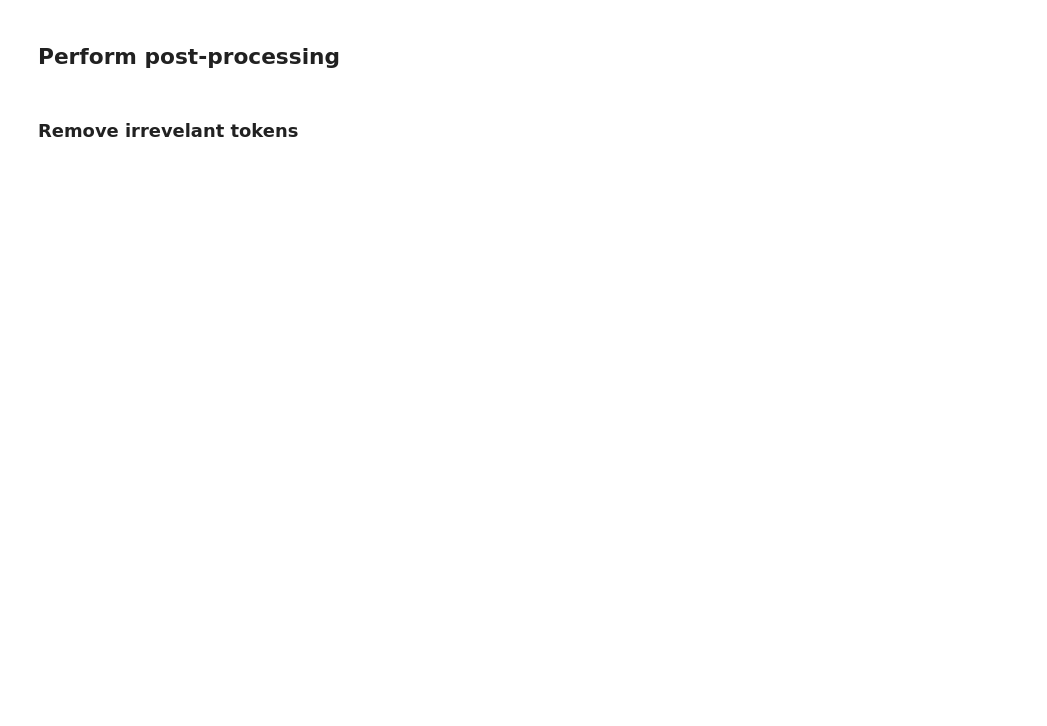
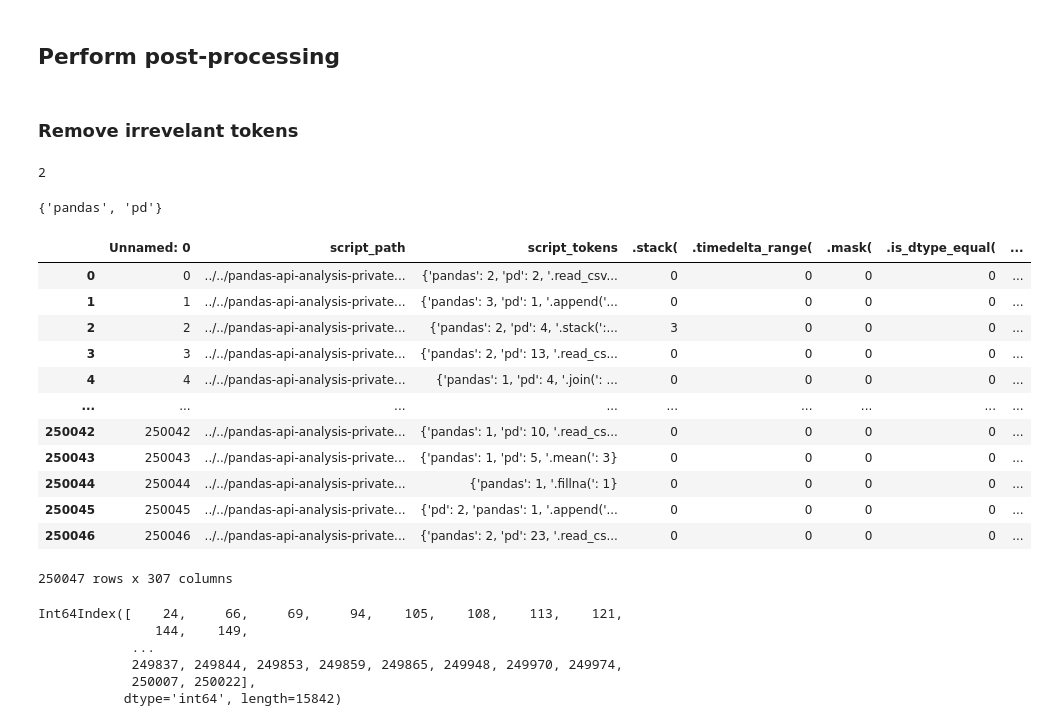
Before and after one commit to ponder-org/pandas-API-analysis, a Jupyter notebook: notebook/1-raw-notebook-processing.ipynb, the cells around one changed output. Saved outputs shown, nothing was run; the diff lists cells and outputs as text; code cells hidden in the pictures; blank space fills up the shorter version.

```diff
--- a/notebook/1-raw-notebook-processing.ipynb
+++ b/notebook/1-raw-notebook-processing.ipynb
@@ -218,15 +236,14 @@ python_script_tokens_df
 # %%
 # Get the display names of all search tokens.
-function_token_set = {f".{f}(" for f in function_set}
-indexer_token_set = {f".{indexer}[" for indexer in indexers}
-pandas_token_set = {"pd", "pandas"}
-all_tokens = function_token_set | indexer_token_set | pandas_token_set
+function_token_dnames = {f".{f}(" for f in function_set}
+indexer_token_dnames = {f".{indexer}[" for indexer in indexers}
+pandas_token_dnames = {"pd", "pandas"}
+all_tokens = function_token_dnames | indexer_token_dnames | pandas_token_dnames
 # %%
 # Define helper to get the count for a token.
 
 
 def get_token(row: str, token):
-    row = ast.literal_eval(row)
     try:
         return row[token]
     except Exception:
@@ -250,16 +268,39 @@ assert all(
 # %%
 # Additional tokens to exclude.
 exclude = set(["pandas", "pd"])
-exclude = exclude.intersection(set(python_scripts_df.columns))
+exclude = exclude.intersection(set(python_script_tokens_df.columns))
 print(len(exclude))
 exclude
+# %% [output]
+2
+{'pandas', 'pd'}
 # %%
 # Remove these tokens from the df.
-python_scripts_df.drop(labels=exclude, inplace=True, axis=1)
-python_scripts_df
+python_script_tokens_df.drop(labels=exclude, inplace=True, axis=1)
+python_script_tokens_df
+# %% [output]
+|  | Unnamed: 0 | script_path | script_tokens | .stack( | .timedelta_range( | .mask( | .is_dtype_equal( | ... |
+| 0 | 0 | ../../pandas-api-analysis-private... | {'pandas': 2, 'pd': 2, '.read_csv... | 0 | 0 | 0 | 0 | ... |
+| 1 | 1 | ../../pandas-api-analysis-private... | {'pandas': 3, 'pd': 1, '.append('... | 0 | 0 | 0 | 0 | ... |
+| 2 | 2 | ../../pandas-api-analysis-private... | {'pandas': 2, 'pd': 4, '.stack(':... | 3 | 0 | 0 | 0 | ... |
+| 3 | 3 | ../../pandas-api-analysis-private... | {'pandas': 2, 'pd': 13, '.read_cs... | 0 | 0 | 0 | 0 | ... |
+| 4 | 4 | ../../pandas-api-analysis-private... | {'pandas': 1, 'pd': 4, '.join(': ... | 0 | 0 | 0 | 0 | ... |
+| ... | ... | ... | ... | ... | ... | ... | ... | ... |
+| 250042 | 250042 | ../../pandas-api-analysis-private... | {'pandas': 1, 'pd': 10, '.read_cs... | 0 | 0 | 0 | 0 | ... |
+| 250043 | 250043 | ../../pandas-api-analysis-private... | {'pandas': 1, 'pd': 5, '.mean(': 3} | 0 | 0 | 0 | 0 | ... |
+| 250044 | 250044 | ../../pandas-api-analysis-private... | {'pandas': 1, '.fillna(': 1} | 0 | 0 | 0 | 0 | ... |
+| 250045 | 250045 | ../../pandas-api-analysis-private... | {'pd': 2, 'pandas': 1, '.append('... | 0 | 0 | 0 | 0 | ... |
+| 250046 | 250046 | ../../pandas-api-analysis-private... | {'pandas': 2, 'pd': 23, '.read_cs... | 0 | 0 | 0 | 0 | ... |
+250047 rows x 307 columns
 # %%
 # Remove rows with no tokens.
-python_scripts_df["token_count"] = python_scripts_df.apply(
-    lambda row: row[3:].sum(), axis=1
-)
-python_scripts_df
+token_count = python_script_tokens_df.iloc[:, 2:].sum(axis=1)
+token_count = token_count[token_count == 0].index
+token_count
+# %% [output]
+Int64Index([    24,     66,     69,     94,    105,    108,    113,    121,
+               144,    149,
+            ...
+            249837, 249844, 249853, 249859, 249865, 249948, 249970, 249974,
+            250007, 250022],
+           dtype='int64', length=15842)
```
Also changed, not shown: parts of 15 cells of this notebook.
